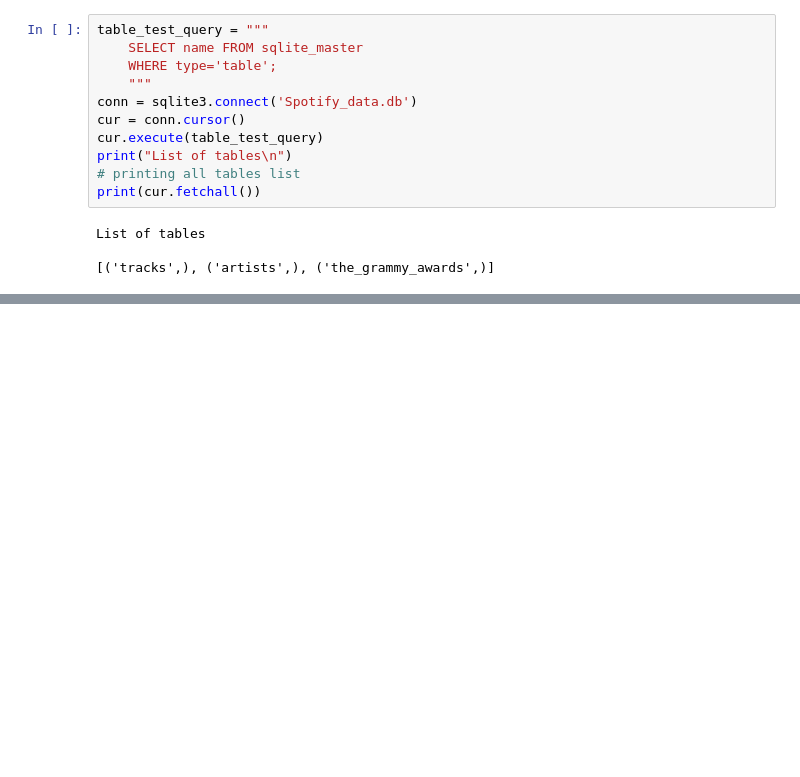
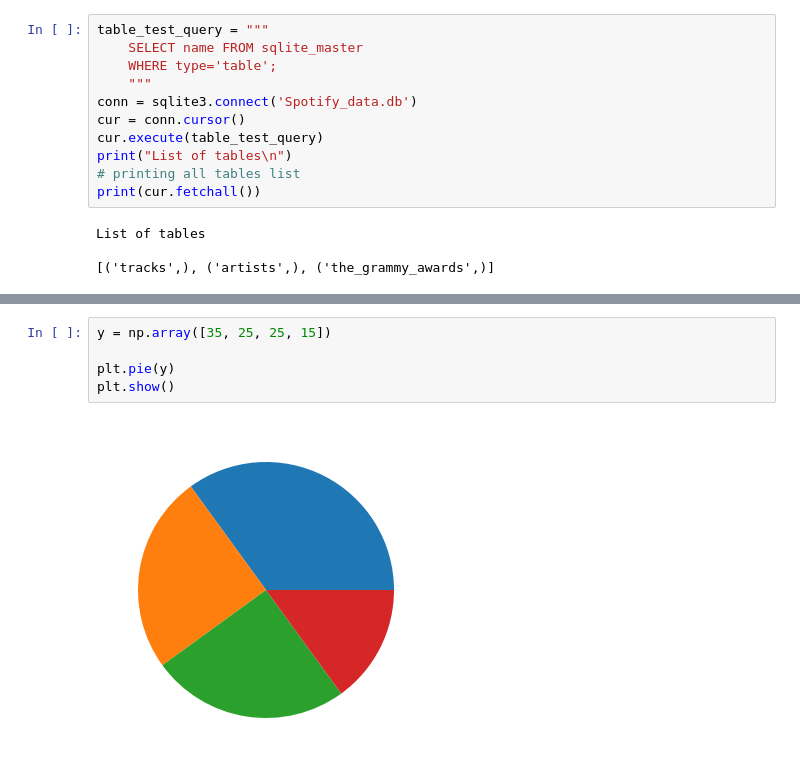
Before and after one commit to floodadosious34/Music-Trends-Data-Analysis, a Jupyter notebook: spotify.ipynb, the cells around one changed output, grey strips where cells are left out. Drawn from its saved outputs; the diff is of its cells as text; blank space fills up the shorter version.

```diff
--- a/spotify.ipynb
+++ b/spotify.ipynb
@@ -108,0 +109,7 @@ pd.concat([artists, grammyWinners])
+# %%
+y = np.array([35, 25, 25, 15])
+
+plt.pie(y)
+plt.show()
+# %% [output]
+[figure, added]
```
Also changed, not shown: parts of 7 cells of this notebook, 3 other files.
